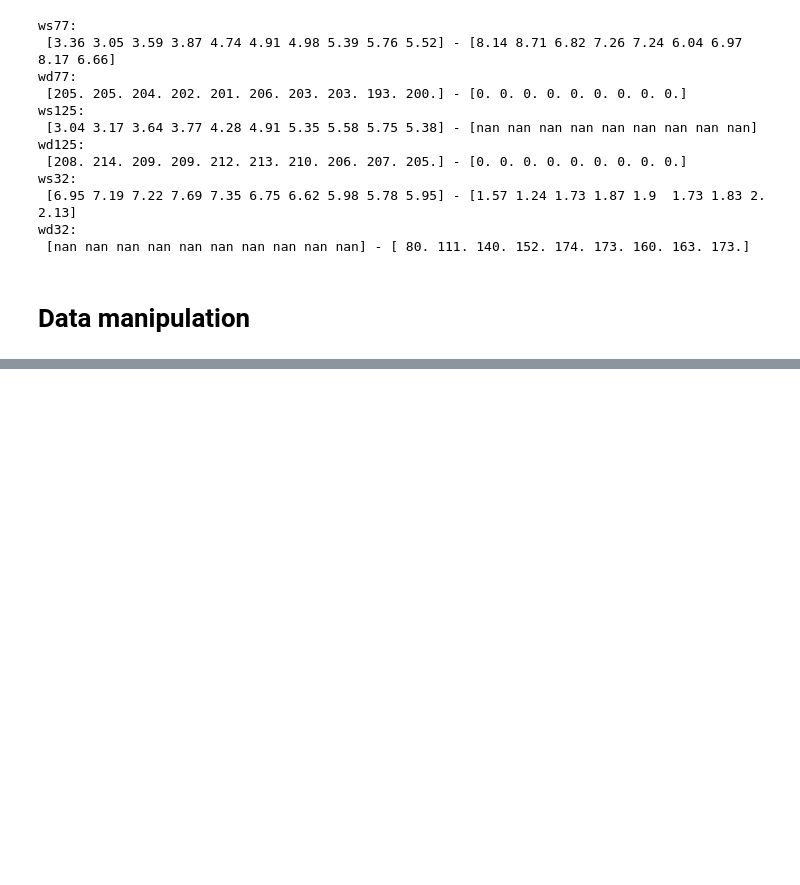
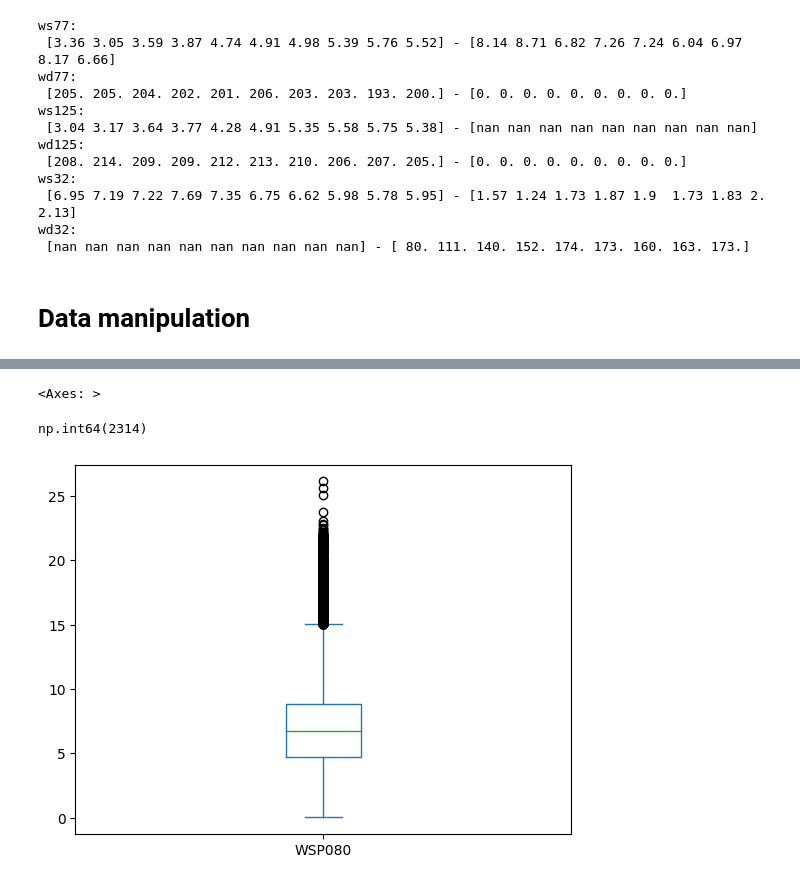
Before and after one commit to radoslavKiryazov/MAL, a Jupyter notebook: Assignment 3/3. Vestas - Predicting Wind Speed.ipynb, the cells around one changed output, grey strips where cells are left out. Drawn from its saved outputs; the diff is of its cells as text; code cells hidden in the pictures; blank space fills up the shorter version.

```diff
--- a/Assignment 3/3. Vestas - Predicting Wind Speed.ipynb
+++ b/Assignment 3/3. Vestas - Predicting Wind Speed.ipynb
@@ -307,0 +205,16 @@ mast_df = mast_df[(mast_df['time'] >= '2000-01-01 07:00:00') & (mast_df['time']
+# %%
+# Removing outliers
+# wind speed feature outliers? what to do?
+display(meso_df['WSP080'].plot(kind='box'))
+
+Q1 = meso_df['WSP080'].quantile(0.25)
+Q3 = meso_df['WSP080'].quantile(0.75)
+IQR = Q3 - Q1
+meso_df['extreme'] = meso_df['WSP080'] > Q3 + 1.5 * IQR
+
+# count extreme observations
+meso_df['extreme'].sum()
+# %% [output]
+<Axes: >
+np.int64(2314)
+[figure, added]
```
Also changed, not shown: parts of 27 cells of this notebook.
